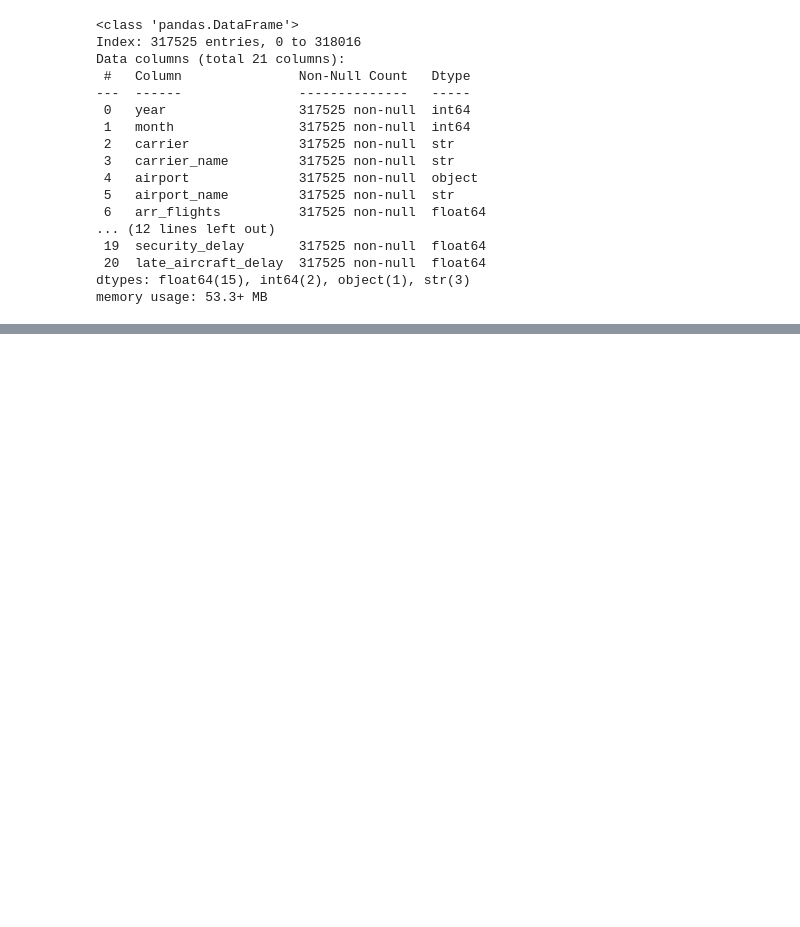
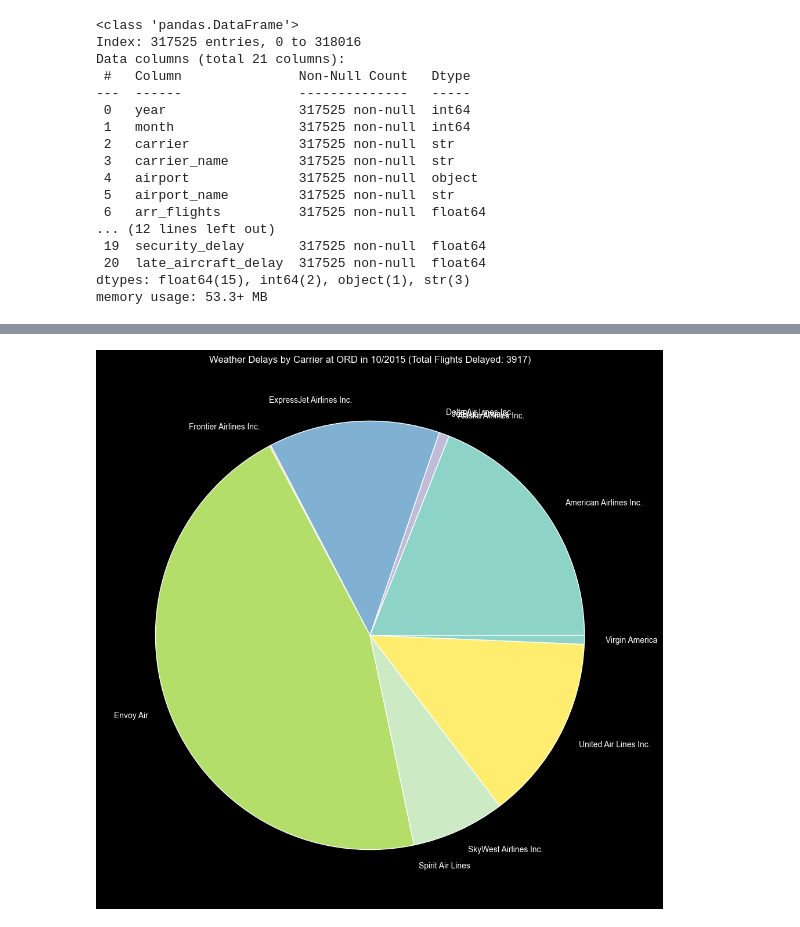
Before and after one commit to nessa-c/Airline_Delay_Analysis, a Jupyter notebook: EDA.ipynb, the cells around one changed output, grey strips where cells are left out. Cells and saved outputs as stored; diff of their text form; code cells hidden in the pictures; blank space fills up the shorter version.

```diff
--- a/EDA.ipynb
+++ b/EDA.ipynb
@@ -252,0 +293,19 @@ max          148181.000000
+# %%
+year_to_analyze = 2015
+month_to_analyze = 10
+airport_most_weather_delays = delays_df.loc[delays_df['year'] == year_to_analyze].groupby('airport_code')['weather_delay'].sum().idxmax()
+
+weather_delays_df = delays_df[
+    (delays_df["airport_code"] == airport_most_weather_delays) &
+    (delays_df["year"] == year_to_analyze) &
+    (delays_df["month"] == month_to_analyze)
+][["weather_delay", "carrier_name"]]
+
+total_weather_delays = weather_delays_df['weather_delay'].sum().astype(int)
+
+plt.figure(figsize=(12, 12))
+plt.pie(weather_delays_df['weather_delay'], labels=weather_delays_df['carrier_name'])
+plt.title(f'Weather Delays by Carrier at {airport_most_weather_delays} in {month_to_analyze}/{year_to_analyze} (Total Flights Delayed: {total_weather_delays})', loc='center')
+plt.show()
+# %% [output]
+[figure, added]
```
Also changed, not shown: parts of 12 cells of this notebook.
